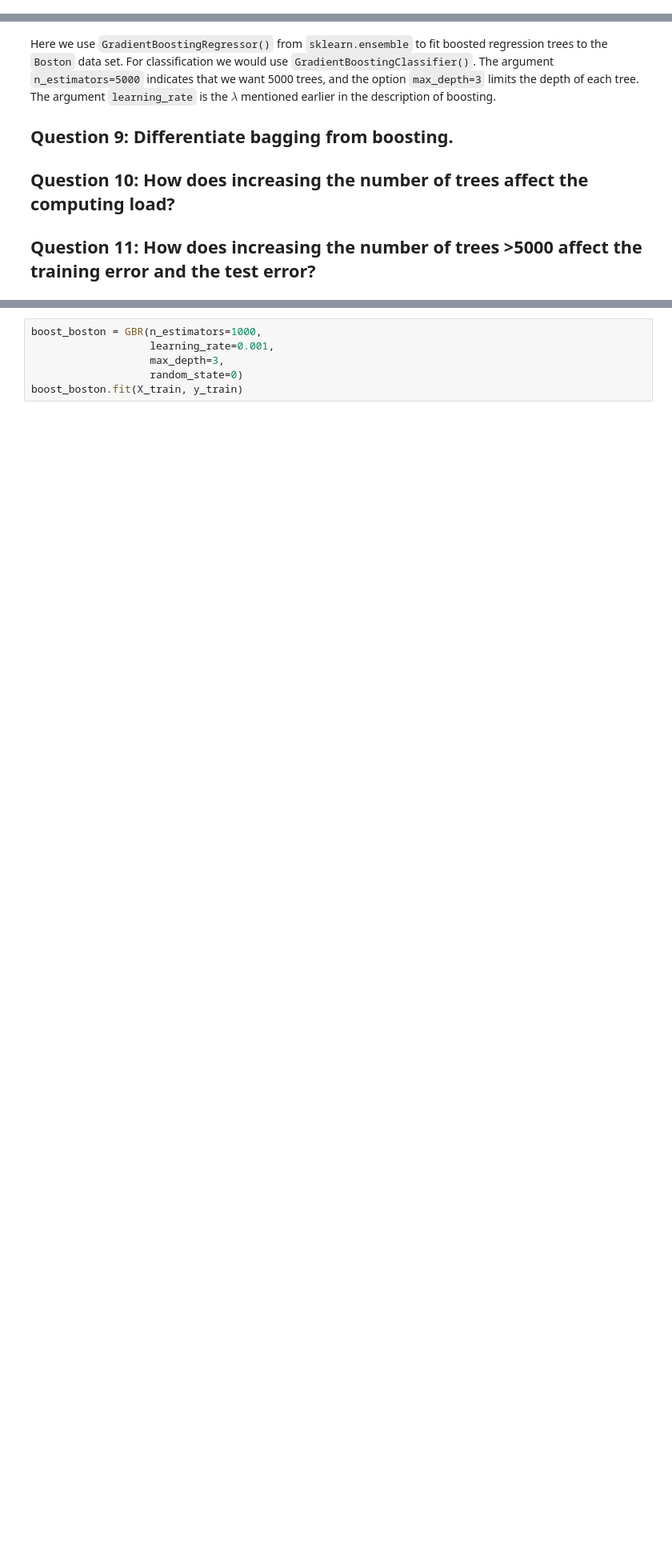
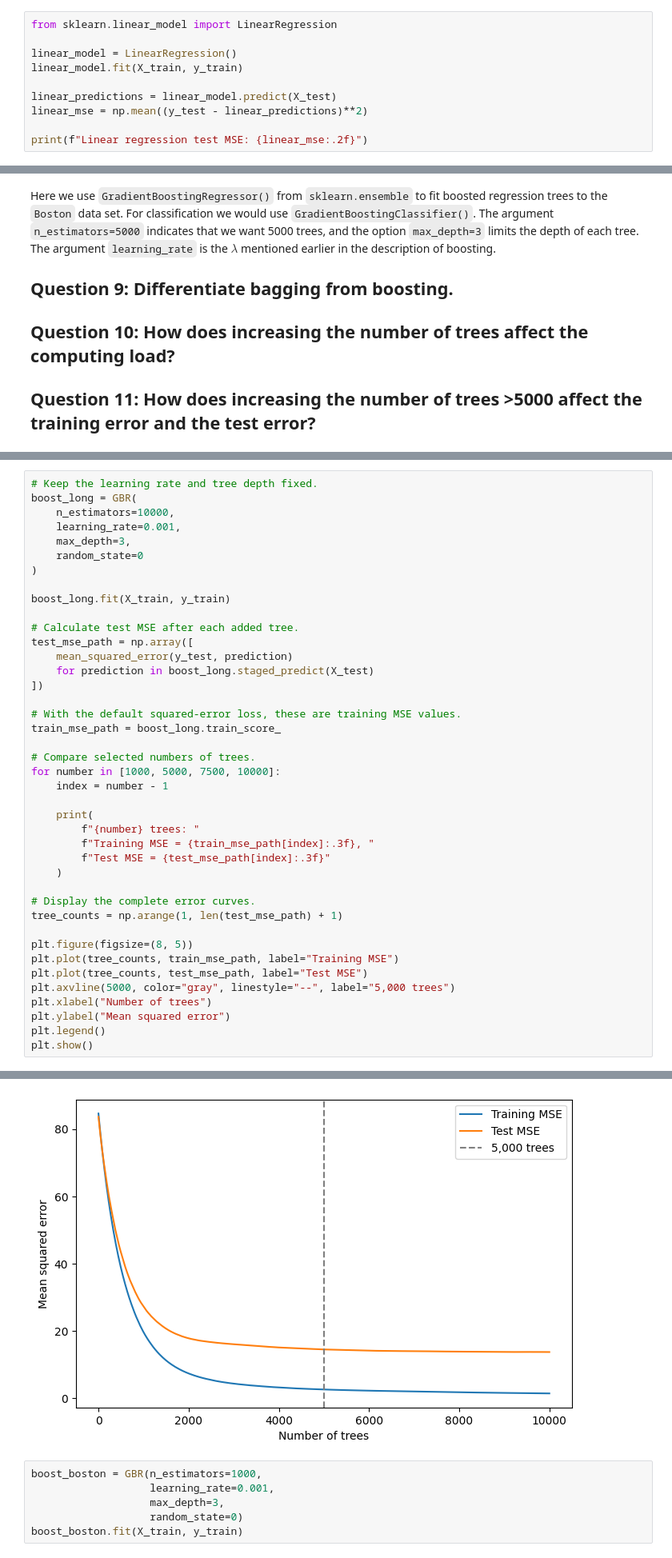
Before and after one commit to jasminermiles0818-cmyk/Machine-Learning, a Jupyter notebook: Copy_of_Assignment_7.ipynb, the cells around one changed output, grey strips where cells are left out. Shown at 80% size. Saved outputs shown, nothing was run; the diff lists cells and outputs as text; blank space fills up the shorter version.

```diff
--- a/Copy_of_Assignment_7.ipynb
+++ b/Copy_of_Assignment_7.ipynb
@@ -505,0 +501,10 @@ the tree will improve performance.
+# %%
+from sklearn.linear_model import LinearRegression
+
+linear_model = LinearRegression()
+linear_model.fit(X_train, y_train)
+
+linear_predictions = linear_model.predict(X_test)
+linear_mse = np.mean((y_test - linear_predictions)**2)
+
+print(f"Linear regression test MSE: {linear_mse:.2f}")
@@ -648,0 +707,42 @@ mentioned earlier in the description of boosting.
+# %%
+# Keep the learning rate and tree depth fixed.
+boost_long = GBR(
+    n_estimators=10000,
+    learning_rate=0.001,
+    max_depth=3,
+    random_state=0
+)
+
+boost_long.fit(X_train, y_train)
+
+# Calculate test MSE after each added tree.
+test_mse_path = np.array([
+    mean_squared_error(y_test, prediction)
+    for prediction in boost_long.staged_predict(X_test)
+])
+
+# With the default squared-error loss, these are training MSE values.
+train_mse_path = boost_long.train_score_
+
+# Compare selected numbers of trees.
+for number in [1000, 5000, 7500, 10000]:
+    index = number - 1
+
+    print(
+        f"{number} trees: "
+        f"Training MSE = {train_mse_path[index]:.3f}, "
+        f"Test MSE = {test_mse_path[index]:.3f}"
+    )
+
+# Display the complete error curves.
+tree_counts = np.arange(1, len(test_mse_path) + 1)
+
+plt.figure(figsize=(8, 5))
+plt.plot(tree_counts, train_mse_path, label="Training MSE")
+plt.plot(tree_counts, test_mse_path, label="Test MSE")
+plt.axvline(5000, color="gray", linestyle="--", label="5,000 trees")
+plt.xlabel("Number of trees")
+plt.ylabel("Mean squared error")
+plt.legend()
+plt.show()
+# %% [output]
@@ -649,3 +753,4 @@ mentioned earlier in the description of boosting.
+[figure, added]
 # %%
 boost_boston = GBR(n_estimators=1000,
                    learning_rate=0.001,
```
Also changed, not shown: parts of 8 cells of this notebook.
